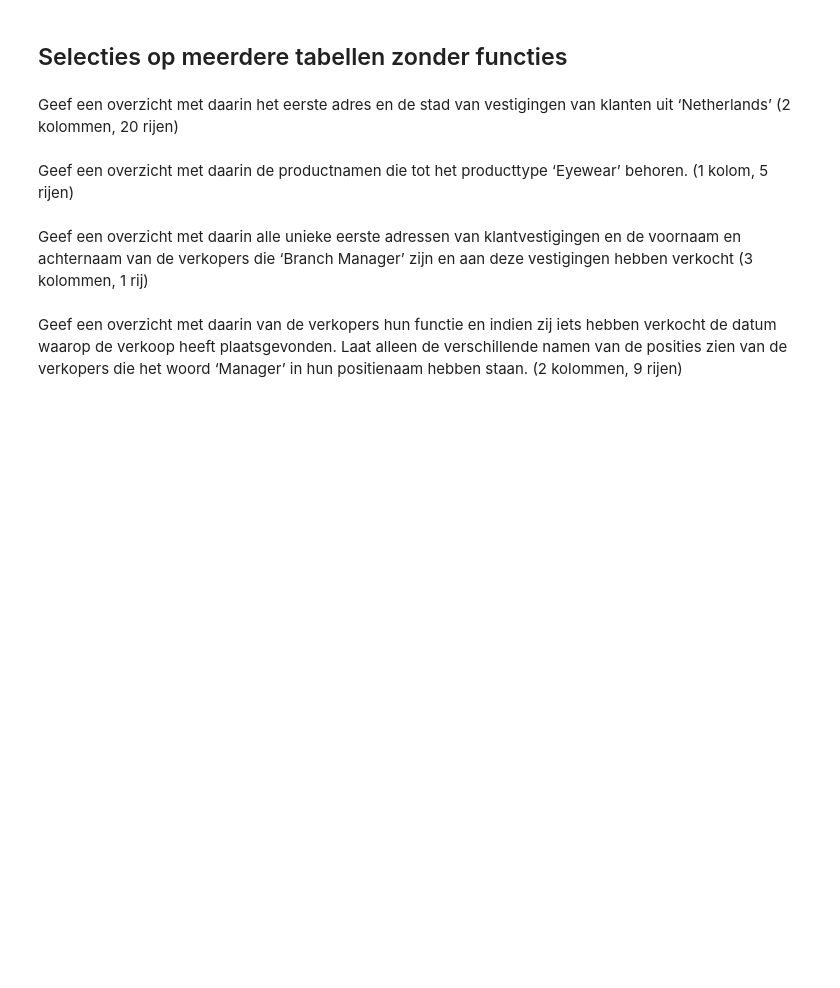
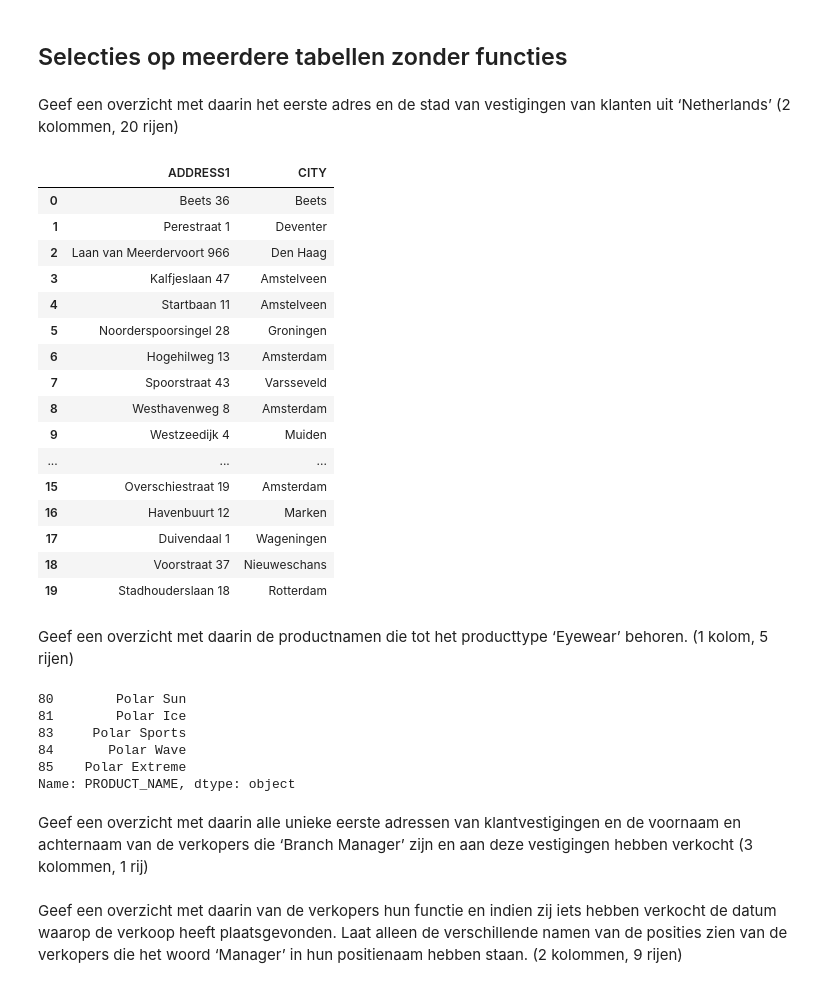
Before and after one commit to troykort/DaD, a Jupyter notebook: Practicum_2.3_Opdracht/Practicum_2.3_Opdrachten.ipynb, the cells around one changed output. Cells and saved outputs as stored; diff of their text form; code cells hidden in the pictures; blank space fills up the shorter version.

```diff
--- a/Practicum_2.3_Opdracht/Practicum_2.3_Opdrachten.ipynb
+++ b/Practicum_2.3_Opdracht/Practicum_2.3_Opdrachten.ipynb
@@ -79,8 +280,43 @@ Geef een overzicht met daarin per telefoonnummer het aantal medewerkers dat op d
 ## Selecties op meerdere tabellen zonder functies
 # %% [markdown]
 Geef een overzicht met daarin het eerste adres en de stad van vestigingen van klanten uit ‘Netherlands’ (2 kolommen, 20 rijen)
+# %%
+netherlands_customers = country[country['COUNTRY'] == 'Netherlands']
+
+netherlands_locations = retailer_site.merge(netherlands_customers, how='inner', left_on='COUNTRY_CODE', right_on='COUNTRY_CODE')
+
+netherlands_locations[['ADDRESS1', 'CITY']]
+# %% [output]
+|  | ADDRESS1 | CITY |
+| 0 | Beets 36 | Beets |
+| 1 | Perestraat 1 | Deventer |
+| 2 | Laan van Meerdervoort 966 | Den Haag |
+| 3 | Kalfjeslaan 47 | Amstelveen |
+| 4 | Startbaan 11 | Amstelveen |
+| 5 | Noorderspoorsingel 28 | Groningen |
+| 6 | Hogehilweg 13 | Amsterdam |
+| 7 | Spoorstraat 43 | Varsseveld |
+| 8 | Westhavenweg 8 | Amsterdam |
+| 9 | Westzeedijk 4 | Muiden |
+| ... | ... | ... |
+| 15 | Overschiestraat 19 | Amsterdam |
+| 16 | Havenbuurt 12 | Marken |
+| 17 | Duivendaal 1 | Wageningen |
+| 18 | Voorstraat 37 | Nieuweschans |
+| 19 | Stadhouderslaan 18 | Rotterdam |
 # %% [markdown]
 Geef een overzicht met daarin de productnamen die tot het producttype ‘Eyewear’ behoren. (1 kolom, 5 rijen)
+# %%
+data_met_Eyewear = product_type[product_type['PRODUCT_TYPE_EN'] == 'Eyewear']['PRODUCT_TYPE_CODE']
+eyewear_product_names = product[product['PRODUCT_TYPE_CODE'].isin(data_met_Eyewear)]['PRODUCT_NAME']
+eyewear_product_names
+# %% [output]
+80        Polar Sun
+81        Polar Ice
+83     Polar Sports
+84       Polar Wave
+85    Polar Extreme
+Name: PRODUCT_NAME, dtype: object
 # %% [markdown]
 Geef een overzicht met daarin alle unieke eerste adressen van klantvestigingen en de voornaam en achternaam van de verkopers die ‘Branch Manager’ zijn en aan deze vestigingen hebben verkocht (3 kolommen, 1 rij)
 # %% [markdown]
```
Also changed, not shown: parts of 16 cells of this notebook, 6 other files.
